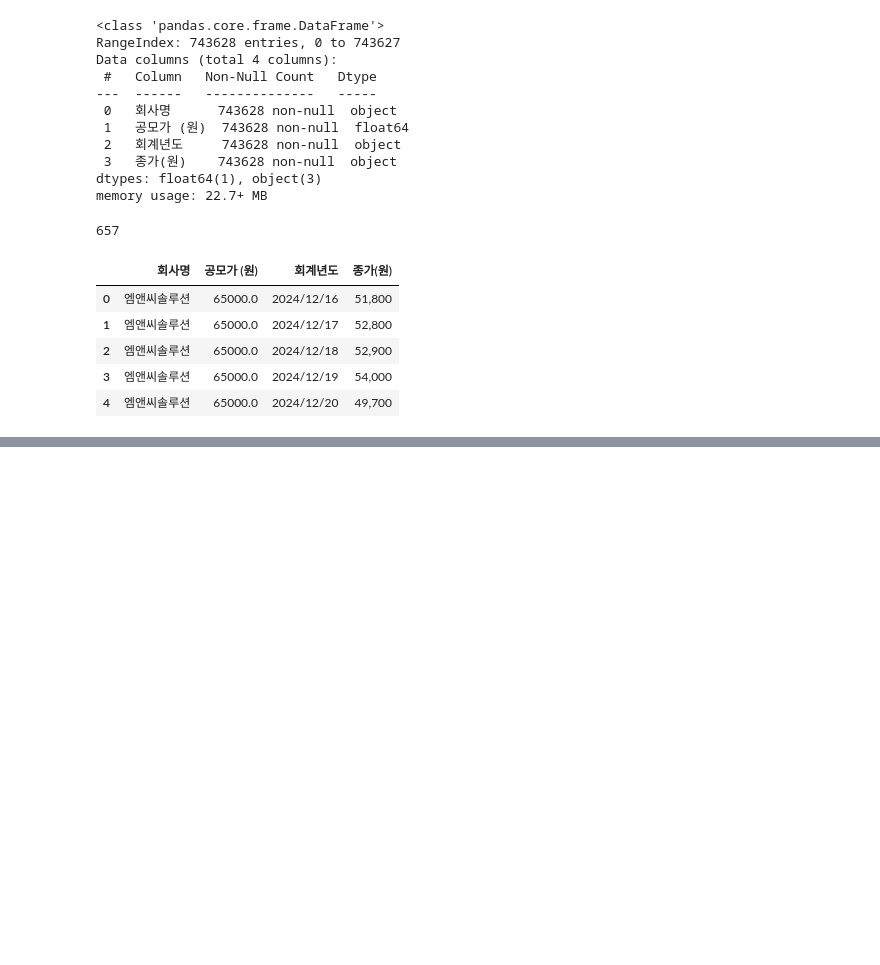
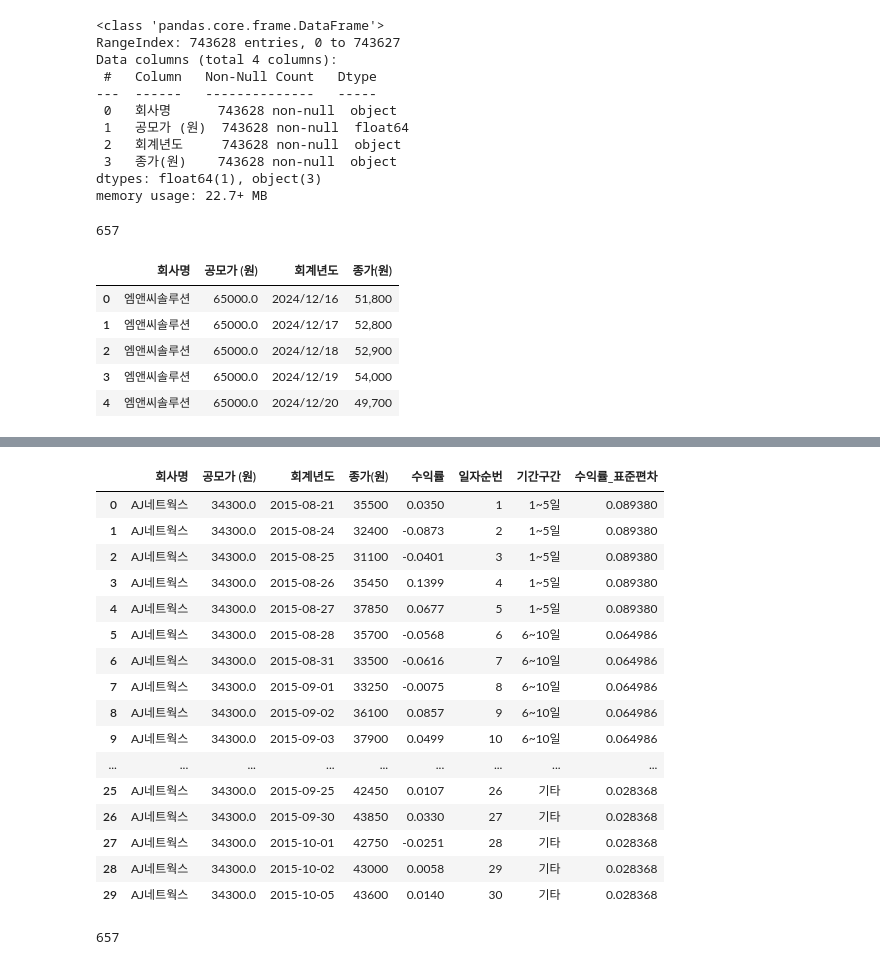
Before and after one commit to UbionProject1-IPO/Project1-2, a Jupyter notebook: notebook/주가수익률_최종.ipynb, the cells around one changed output, grey strips where cells are left out. Cells and saved outputs as stored; diff of their text form; code cells hidden in the pictures; blank space fills up the shorter version.

```diff
--- a/notebook/주가수익률_최종.ipynb
+++ b/notebook/주가수익률_최종.ipynb
@@ -285,0 +351,30 @@ result_df.to_csv('종가_공모가_데이터.csv')
+# %%
+# 1) 회사별 날짜 순서대로 일자 번호 붙이기
+result_df['일자순번'] = result_df.groupby('회사명').cumcount() + 1
+# %%
+# 1) 회사별 날짜 순서대로 일자 번호 붙이기
+result_df['일자순번'] = result_df.groupby('회사명').cumcount() + 1
+
+# 2) 구간 나누기 함수
+def 기간구간(day):
+    if 1 <= day <= 5:
+        return '1~5일'
+    elif 6 <= day <= 10:
+        return '6~10일'
+    elif 11 <= day <= 15:
+        return '11~15일'
+    elif 16 <= day <= 20:
+        return '16~20일'
+    else:
+        return '기타'
+
+result_df['기간구간'] = result_df['일자순번'].apply(기간구간)
+
+# 3) 회사별, 구간별 수익률 표준편차 계산 (Series 형태)
+std_series = result_df.groupby(['회사명', '기간구간'])['수익률'].transform('std')
+
+# 4) 새로운 컬럼으로 추가
+result_df['수익률_표준편차'] = std_series
+
+# 결과 확인
+print(result_df[['회사명', '일자순번', '기간구간', '수익률', '수익률_표준편차']])
@@ -285,0 +396,20 @@ result_df.to_csv('종가_공모가_데이터.csv')
+# %%
+result_df.head(30)
+# %% [output]
+|  | 회사명 | 공모가 (원) | 회계년도 | 종가(원) | 수익률 | 일자순번 | 기간구간 | 수익률_표준편차 |
+| 0 | AJ네트웍스 | 34300.0 | 2015-08-21 | 35500 | 0.0350 | 1 | 1~5일 | 0.089380 |
+| 1 | AJ네트웍스 | 34300.0 | 2015-08-24 | 32400 | -0.0873 | 2 | 1~5일 | 0.089380 |
+| 2 | AJ네트웍스 | 34300.0 | 2015-08-25 | 31100 | -0.0401 | 3 | 1~5일 | 0.089380 |
+| 3 | AJ네트웍스 | 34300.0 | 2015-08-26 | 35450 | 0.1399 | 4 | 1~5일 | 0.089380 |
+| 4 | AJ네트웍스 | 34300.0 | 2015-08-27 | 37850 | 0.0677 | 5 | 1~5일 | 0.089380 |
+| 5 | AJ네트웍스 | 34300.0 | 2015-08-28 | 35700 | -0.0568 | 6 | 6~10일 | 0.064986 |
+| 6 | AJ네트웍스 | 34300.0 | 2015-08-31 | 33500 | -0.0616 | 7 | 6~10일 | 0.064986 |
+| 7 | AJ네트웍스 | 34300.0 | 2015-09-01 | 33250 | -0.0075 | 8 | 6~10일 | 0.064986 |
+| 8 | AJ네트웍스 | 34300.0 | 2015-09-02 | 36100 | 0.0857 | 9 | 6~10일 | 0.064986 |
+| 9 | AJ네트웍스 | 34300.0 | 2015-09-03 | 37900 | 0.0499 | 10 | 6~10일 | 0.064986 |
+| ... | ... | ... | ... | ... | ... | ... | ... | ... |
+| 25 | AJ네트웍스 | 34300.0 | 2015-09-25 | 42450 | 0.0107 | 26 | 기타 | 0.028368 |
+| 26 | AJ네트웍스 | 34300.0 | 2015-09-30 | 43850 | 0.0330 | 27 | 기타 | 0.028368 |
+| 27 | AJ네트웍스 | 34300.0 | 2015-10-01 | 42750 | -0.0251 | 28 | 기타 | 0.028368 |
+| 28 | AJ네트웍스 | 34300.0 | 2015-10-02 | 43000 | 0.0058 | 29 | 기타 | 0.028368 |
+| 29 | AJ네트웍스 | 34300.0 | 2015-10-05 | 43600 | 0.0140 | 30 | 기타 | 0.028368 |
@@ -285,0 +418,4 @@ result_df.to_csv('종가_공모가_데이터.csv')
+# %%
+len(result_df['회사명'].unique())
+# %% [output]
+657
```
Also changed, not shown: parts of 11 cells of this notebook, 2 other files.
